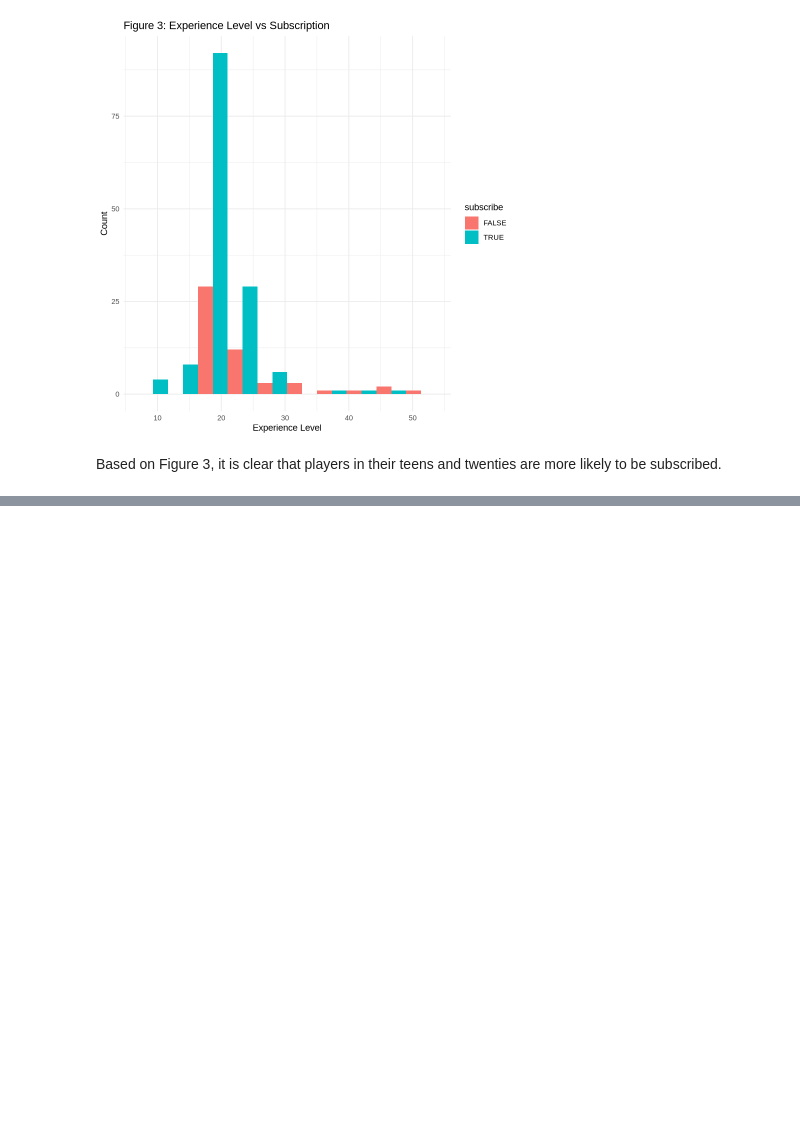
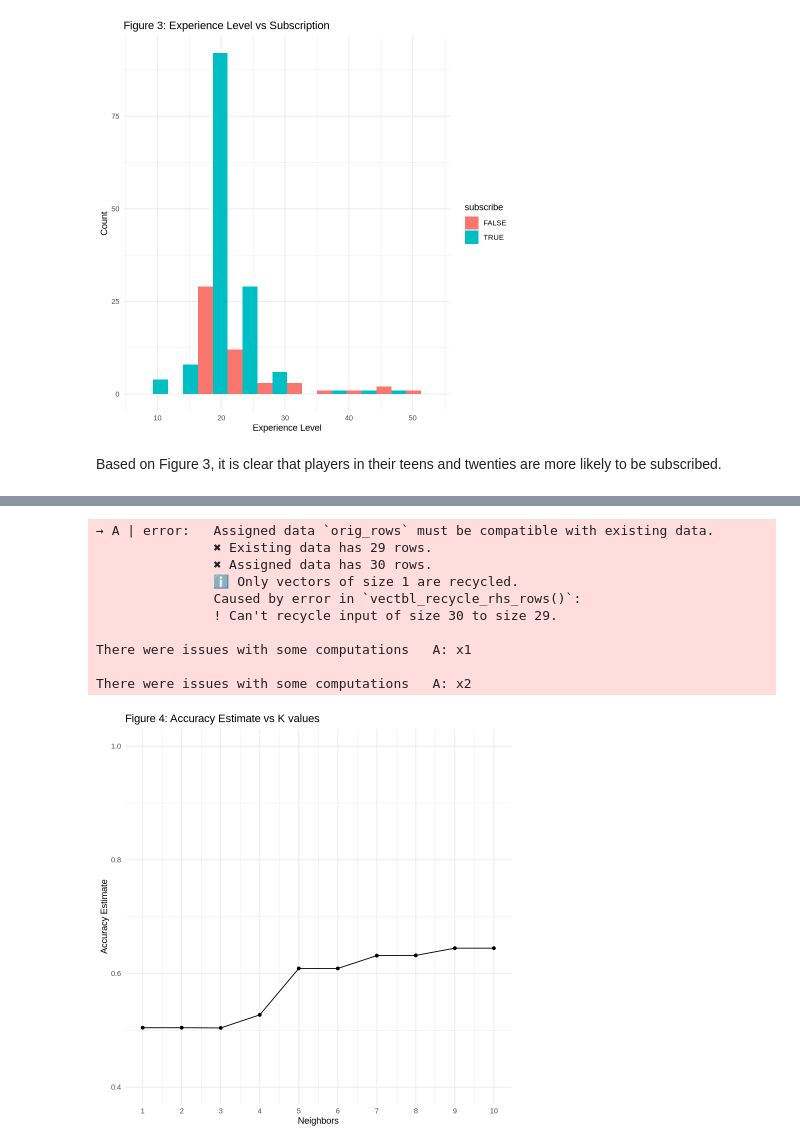
Before and after one commit to Gmangill/dsci-100-project---Gurman, a Jupyter notebook: dsci project.ipynb, the cells around one changed output, grey strips where cells are left out. Cells and saved outputs as stored; diff of their text form; code cells hidden in the pictures; blank space fills up the shorter version.

Commit message:
KNN Classification model trained and used on test data to evaluate performance.

```diff
--- a/dsci project.ipynb
+++ b/dsci project.ipynb
@@ -152,0 +160,51 @@ Based on Figure 3, it is clear that players in their teens and twenties are more
+# %%
+set.seed(2025)
+
+players_factor <- players |>
+    mutate(subscribe = as_factor(subscribe))
+
+data_split <- initial_split(players_factor, prop = 0.75, strata = subscribe)
+    train_data <- training(data_split)
+    test_data <- testing(data_split)
+
+knn_recipe <- recipe(subscribe ~ played_hours + Age, data = train_data) |>
+    step_scale(all_numeric_predictors()) |>
+    step_center(all_numeric_predictors())
+
+players_vfold <- vfold_cv(train_data, v = 5, strata = subscribe)
+
+knn_mod <- nearest_neighbor(weight_func = "rectangular", neighbors = tune()) |>
+    set_engine("kknn") |>
+    set_mode("classification")
+
+k_vals <- tibble(neighbors = seq(from = 1, to = 10, by = 1))
+
+knn_wf <- workflow() |>
+    add_recipe(knn_recipe) |>
+    add_model(knn_mod) |>
+    tune_grid(resamples = players_vfold, grid = k_vals) |>
+    collect_metrics()
+
+accuracies <- knn_wf |>
+       filter(.metric == "accuracy")
+
+accuracy_versus_k <- ggplot(accuracies, aes(x = neighbors, y = mean))+
+       geom_point() +
+       geom_line() +
+       labs(x = "Neighbors", y = "Accuracy Estimate") +
+       ggtitle("Figure 4: Accuracy Estimate vs K values") +
+       scale_x_continuous(breaks = seq(0, 14, by = 1)) +
+       scale_y_continuous(limits = c(0.4, 1.0))
+accuracy_versus_k
+# %% [output]
+→ A | error:   Assigned data `orig_rows` must be compatible with existing data.
+               ✖ Existing data has 29 rows.
+               ✖ Assigned data has 30 rows.
+               ℹ Only vectors of size 1 are recycled.
+               Caused by error in `vectbl_recycle_rhs_rows()`:
+               ! Can't recycle input of size 30 to size 29.
+
+There were issues with some computations   A: x1
+
+There were issues with some computations   A: x2
+[figure, added]
```
Also changed, not shown: parts of 4 cells of this notebook.
